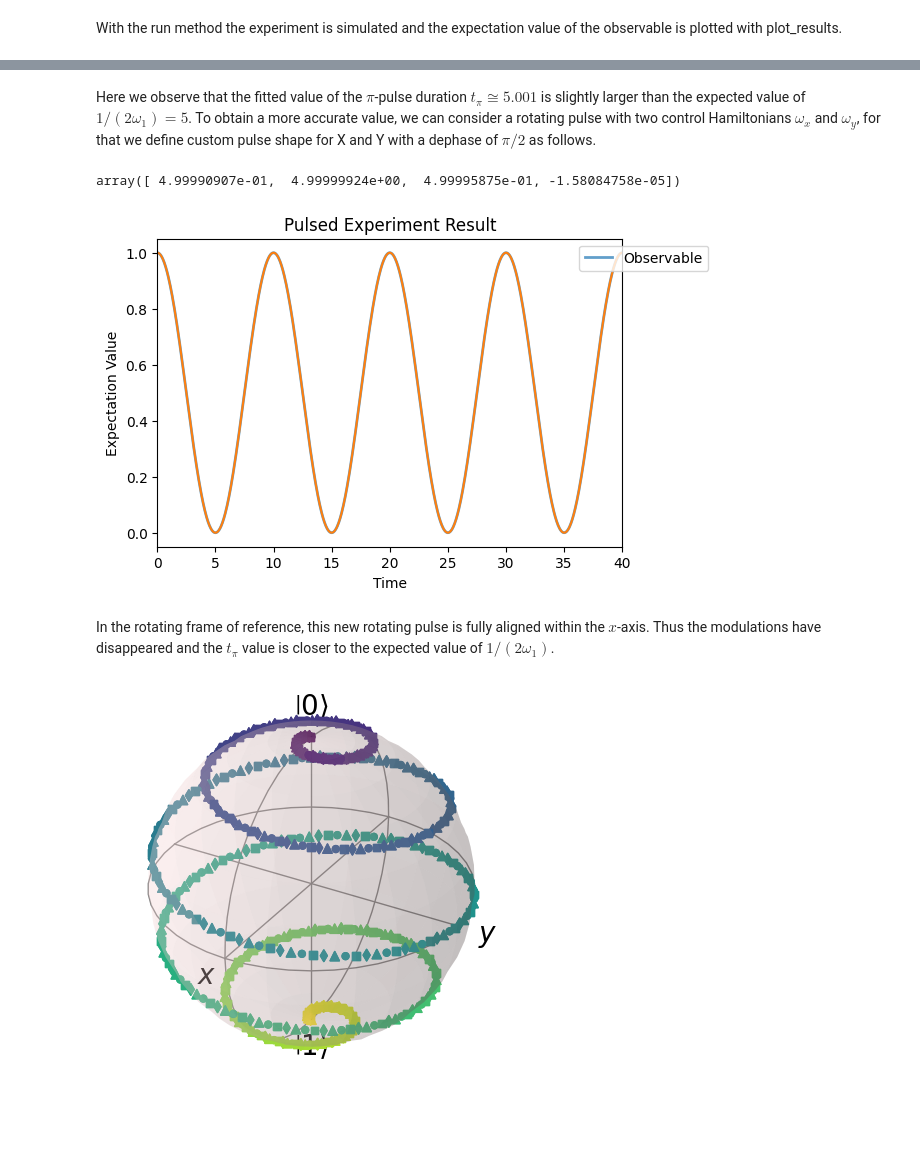
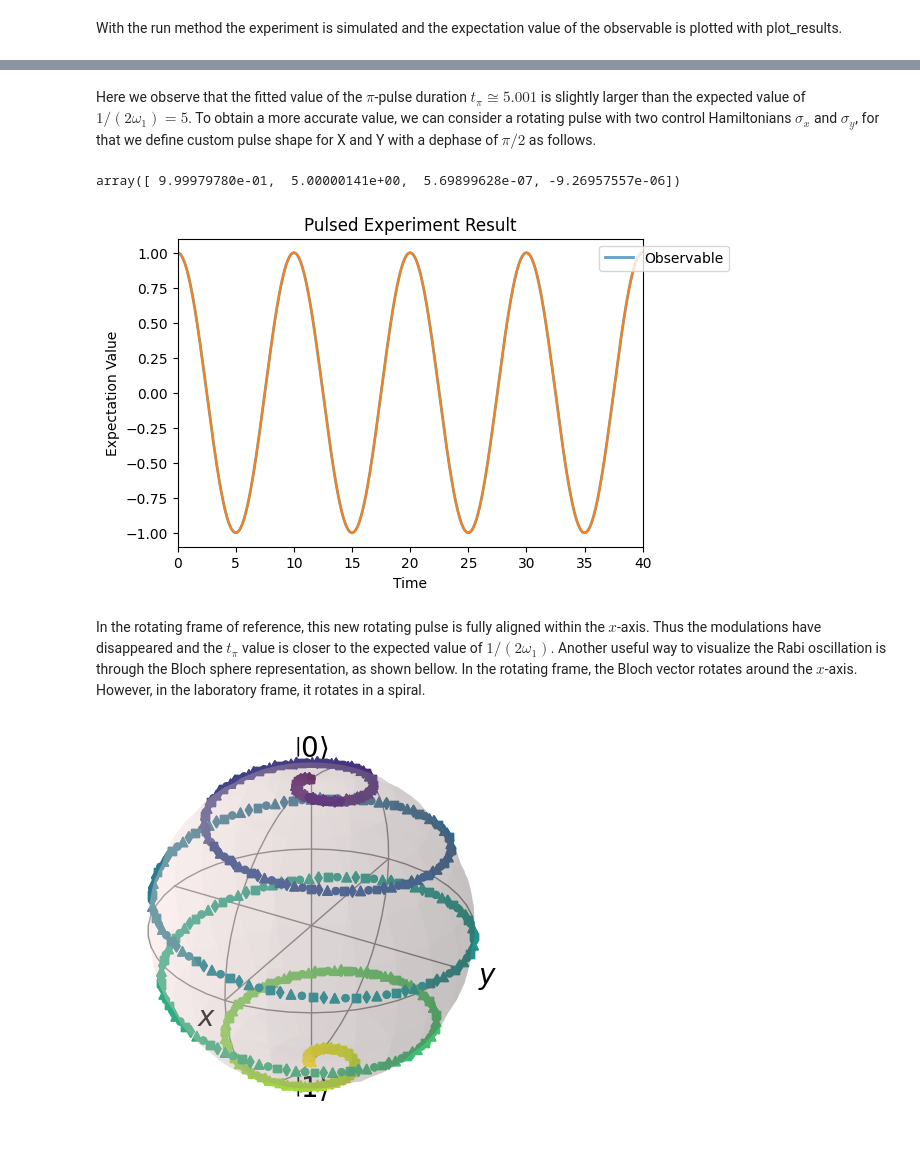
Before and after one commit to QISS-HZB/QuaCCAToo, a Jupyter notebook: Ex01:spin1⁄2_Rabi_Hahn.ipynb, the cells around one changed output, grey strips where cells are left out. Saved outputs shown, nothing was run; the diff lists cells and outputs as text; code cells hidden in the pictures; blank space fills up the shorter version.

```diff
--- a/Ex01:spin1⁄2_resonance_T2.ipynb
+++ b/Ex01:spin1⁄2_Rabi_Hahn.ipynb
@@ -39,5 +39,5 @@ delta = 1
 qsys = QSys(
     H0 = delta/2 * sigmaz(),
     rho0 = fock_dm(2, 0),
-    observable = fock_dm(2, 0)
+    observable = sigmaz()
 )
@@ -105,42 +107,42 @@ array([ 4.99055155e-01,  5.00156844e+00,  4.99687312e-01, -6.35263088e-07])
 # %% [markdown]
-Here we observe that the fitted value of the $\pi$-pulse duration $t_\pi \cong 5.001$ is slightly larger than the expected value of $1/(2 \omega_1) = 5$. To obtain a more accurate value, we can consider a rotating pulse with two control Hamiltonians $\omega_x$ and $\omega_y$, for that we define custom pulse shape for X and Y with a dephase of $\pi/2$ as follows.
+Here we observe that the fitted value of the $\pi$-pulse duration $t_\pi \cong 5.001$ is slightly larger than the expected value of $1/(2 \omega_1) = 5$. To obtain a more accurate value, we can consider a rotating pulse with two control Hamiltonians $\sigma_x$ and $\sigma_y$, for that we define custom pulse shape for X and Y with a dephase of $\pi/2$ as follows.
 # %%
 # define a custom pulse shape for X
 def custom_pulseX(t):
     return np.cos(delta*t)
 
 # define a custom pulse shape for Y
 def custom_pulseY(t):
     return np.cos(delta*t - np.pi/2)
 
 # create the new Rabi object for the qsys and the desired parameters
 rabi_exp_2 = Rabi(
     pulse_duration = np.linspace(0, 40, 1000), # time array of pulse duration which we want to simulate the experiment
     system = qsys, # we pass the qsys object defined in the previous section
     H1 = [w1*sigmax()/2, w1*sigmay()/2], # the Hamiltonian for the interaction with the pulse now is a list with the two control Hamiltonians for X and Y
     pulse_shape = [custom_pulseX, custom_pulseY] # for the pulse_shape we pass a list with the two custom pulse shape functions, as now the custom pulses have no other parameters and pulse_params dictionary is empty
 )
 
 # run the experiment
 rabi_exp_2.run()
 # call Analysis class
 rabi_analysis_2 = Analysis(rabi_exp_2)
 
 # fit the Rabi oscillations with the run_fit method same as before
 rabi_analysis_2.run_fit(
     fit_function = fit_rabi,
-    guess = [.5, 1/2/w1, .5, 0]
+    guess = [1, 1/2/w1, 0, 0]
     )
 
 # plot the results of the fit
 rabi_analysis_2.plot_fit()
 
 # check the fit results
 rabi_analysis_2.fit
 # %% [output]
-array([ 4.99990907e-01,  4.99999924e+00,  4.99995875e-01, -1.58084758e-05])
+array([ 9.99979780e-01,  5.00000141e+00,  5.69899628e-07, -9.26957557e-06])
-[figure, old version]
+[figure, new version]
 # %% [markdown]
-In the rotating frame of reference, this new rotating pulse is fully aligned within the $x$-axis. Thus the modulations have disappeared and the $t_\pi$ value is closer to the expected value of $1/(2\omega_1)$.
+In the rotating frame of reference, this new rotating pulse is fully aligned within the $x$-axis. Thus the modulations have disappeared and the $t_\pi$ value is closer to the expected value of $1/(2\omega_1)$. Another useful way to visualize the Rabi oscillation is through the Bloch sphere representation, as shown bellow. In the rotating frame, the Bloch vector rotates around the $x$-axis. However, in the laboratory frame, it rotates in a spiral.
 # %%
 rabi_exp_3 = Rabi(
```
Also changed, not shown: parts of 12 cells of this notebook, 4 other files.
